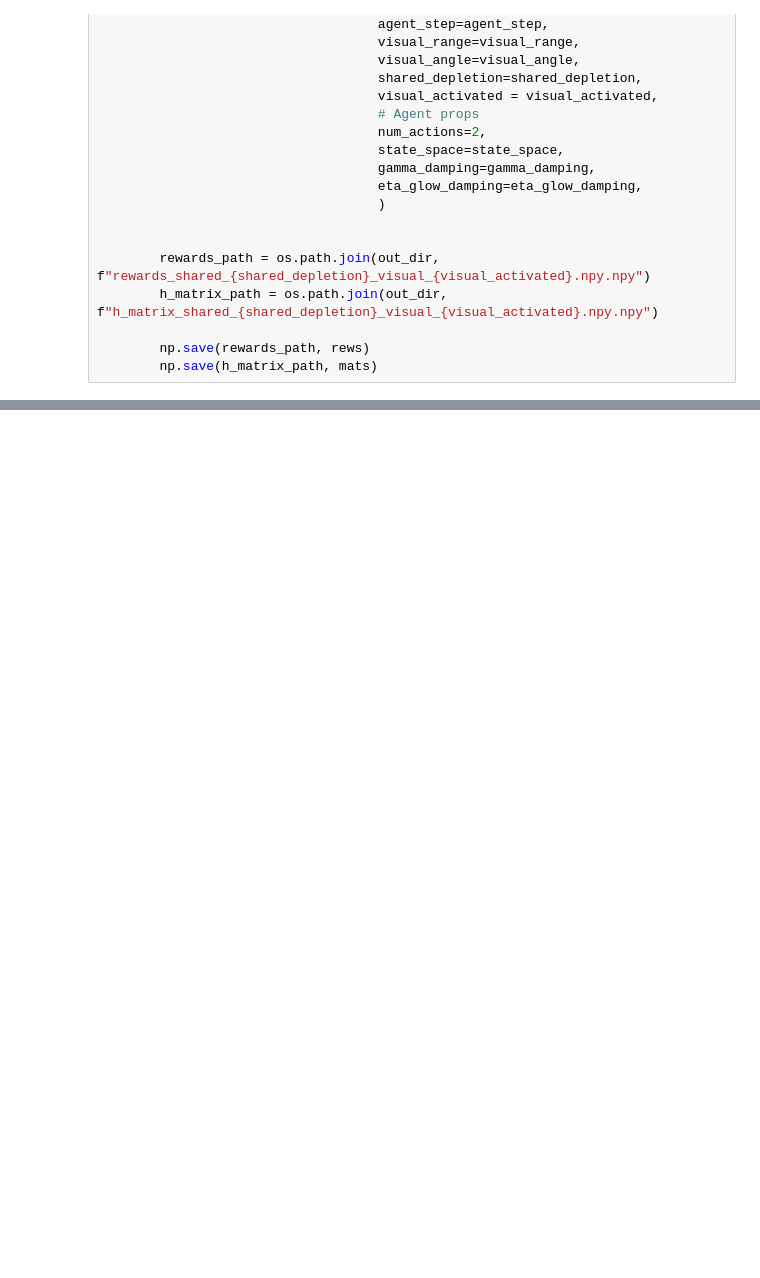
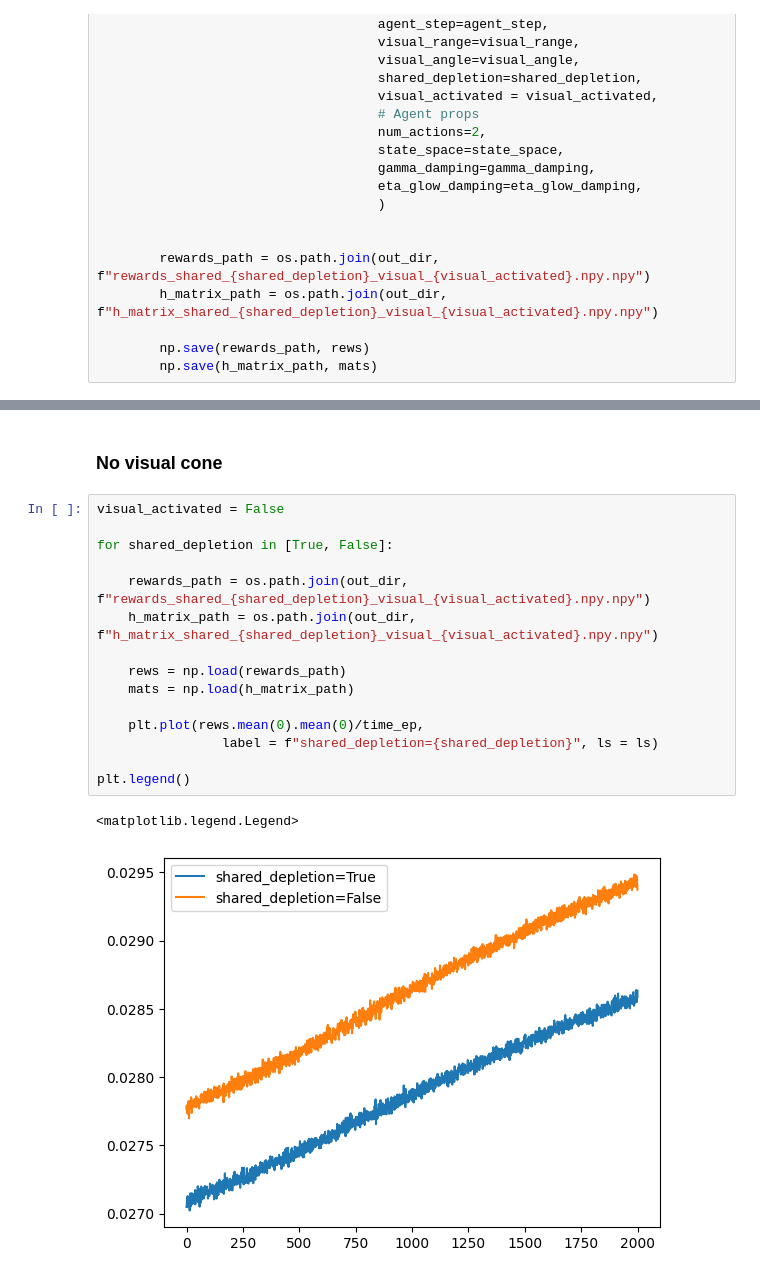
Before and after one commit to gorkamunoz/rl_opts, a Jupyter notebook: nbs/lib_nbs/develop/collective.ipynb, the cells around one changed output, grey strips where cells are left out. Saved outputs shown, nothing was run; the diff lists cells and outputs as text; blank space fills up the shorter version.

```diff
--- a/nbs/lib_nbs/develop/collective.ipynb
+++ b/nbs/lib_nbs/develop/collective.ipynb
@@ -2145,0 +2195,20 @@ for shared_depletion in [True, False]:
+# %% [markdown]
+### No visual cone
+# %%
+visual_activated = False
+
+for shared_depletion in [True, False]:
+
+    rewards_path = os.path.join(out_dir, f"rewards_shared_{shared_depletion}_visual_{visual_activated}.npy.npy")
+    h_matrix_path = os.path.join(out_dir, f"h_matrix_shared_{shared_depletion}_visual_{visual_activated}.npy.npy")
+
+    rews = np.load(rewards_path)
+    mats = np.load(h_matrix_path)
+
+    plt.plot(rews.mean(0).mean(0)/time_ep,
+                label = f"shared_depletion={shared_depletion}", ls = ls)
+
+plt.legend()
+# %% [output]
+<matplotlib.legend.Legend>
+[figure, added]
```
Also changed, not shown: parts of 26 cells of this notebook, 6 other files.
